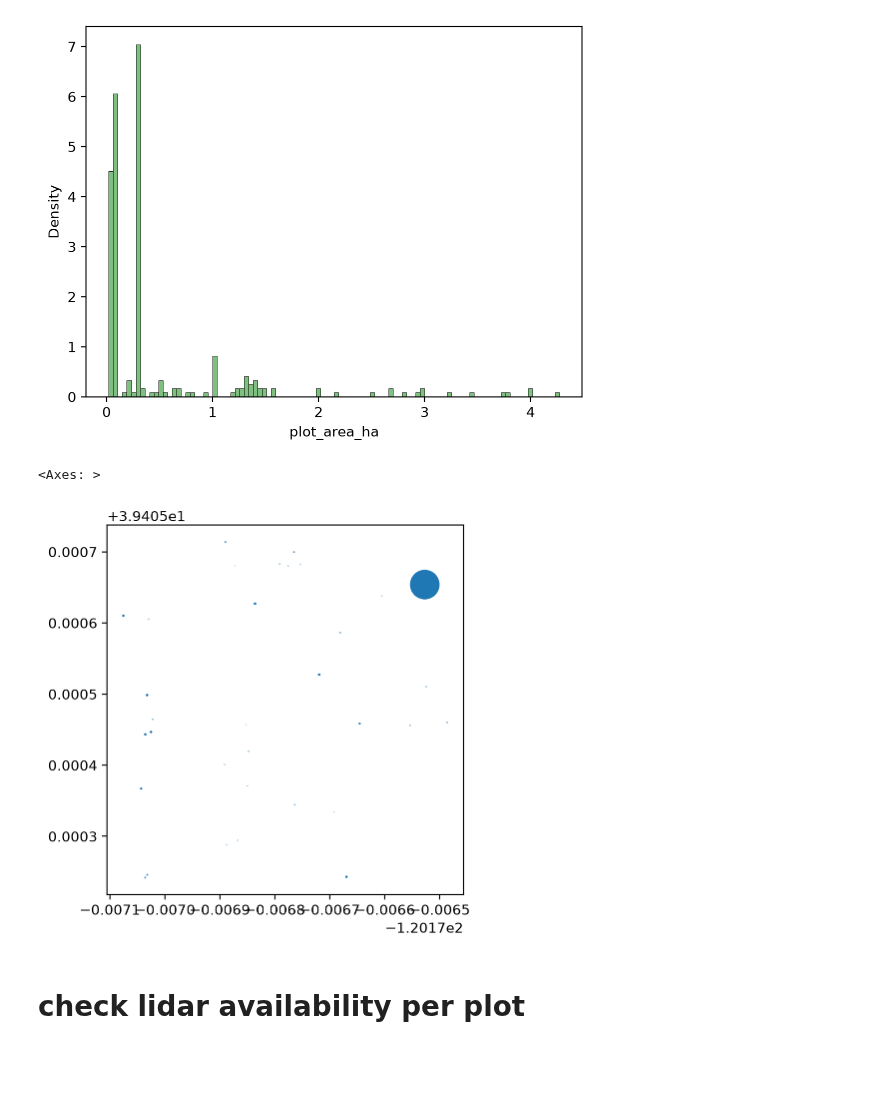
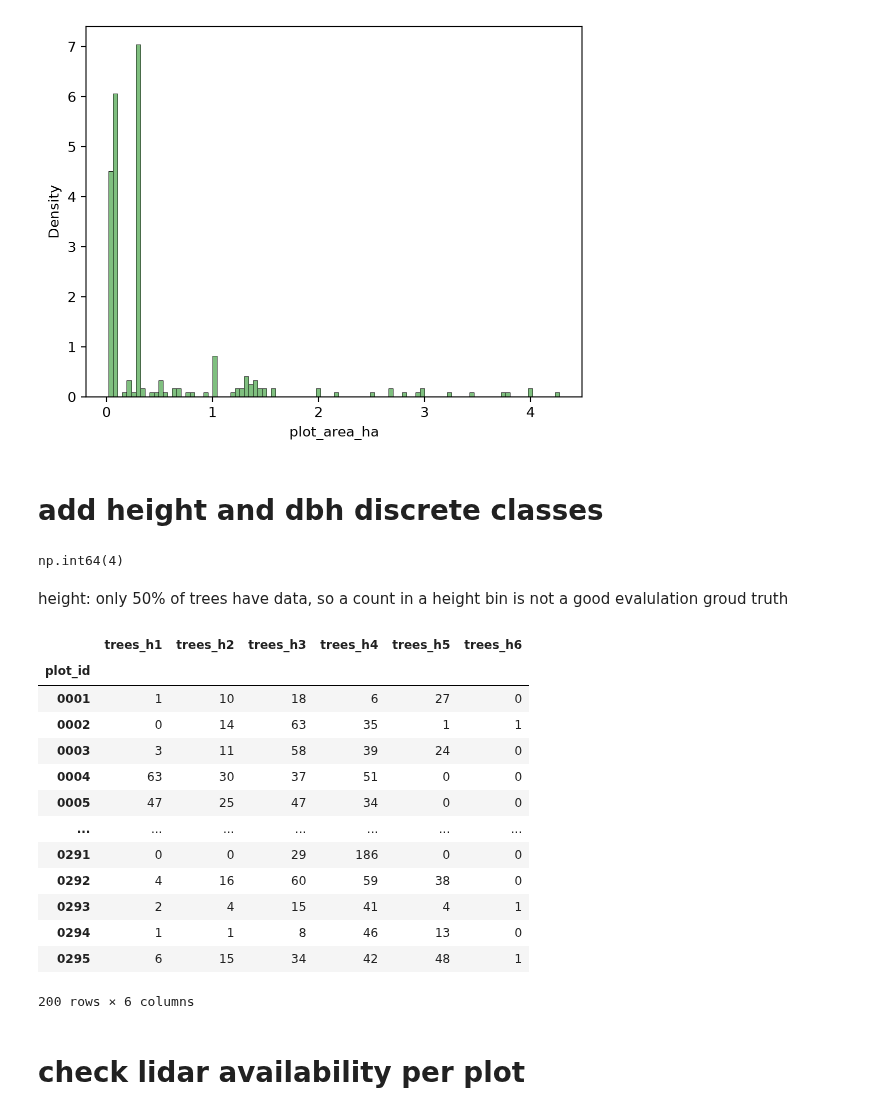
Before and after one commit to CU-ESIIL/EAGLE, a Jupyter notebook: data_cleaning/merge_ofo_trees.ipynb, the cells around one changed output. Saved outputs shown, nothing was run; the diff lists cells and outputs as text; code cells hidden in the pictures; blank space fills up the shorter version.

Commit message:
rerun ofo data matching and create regression tasks

```diff
--- a/data_cleaning/merge_ofo_trees.ipynb
+++ b/data_cleaning/merge_ofo_trees.ipynb
@@ -229,9 +230,41 @@ sns.histplot(data=plots, x='plot_area_ha', bins=100, color='green', alpha=0.5, s
 # %% [output]
 <Axes: xlabel='plot_area_ha', ylabel='Density'>
 [figure]
-# %%
-large_ba_plot = plots[plots['basal_area_m2ha']>1000]['plot_id'].iloc[0]
-trees[trees['plot_id']==large_ba_plot].plot(markersize='basal_area')
-# %% [output]
-<Axes: >
-[figure, removed]
+# %% [markdown]
+# add height and dbh discrete classes
+# %%
+dbh_bins = [0, 1/16, 1/8, 1/4, 1/2, 1, 2, 4]
+# bar plot of number of trees in each size class
+trees['size_class'] = pd.cut(trees['dbh'], bins=dbh_bins,labels=range(len(dbh_bins)-1))
+# sns.violinplot(data=trees, x='size_class', y='height', color='green')
+plot_size_classes = trees.groupby(['plot_id','size_class']).size().unstack(fill_value=0)
+plot_size_classes.columns = [f'trees_s{c+1}' for c in plot_size_classes.columns]
+plot_size_classes['total_trees'] = plot_size_classes.sum(axis=1)
+# %%
+(trees.height>80).sum()
+# %% [output]
+np.int64(4)
+# %% [markdown]
+height: only 50% of trees have data, so a count in a height bin is not a good evalulation groud truth
+# %%
+height_bins = [0, 5, 10, 20, 40, 80, 160]
+trees['height_class'] = pd.cut(trees['height'], bins=height_bins,labels=range(len(height_bins)-1))
+trees['height_class'].value_counts().sort_index()
+plot_height_classes = trees.groupby(['plot_id','height_class']).size().unstack(fill_value=0)
+plot_height_classes.columns = [f'trees_h{c+1}' for c in plot_height_classes.columns]
+plot_height_classes
+# %% [output]
+|  | trees_h1 | trees_h2 | trees_h3 | trees_h4 | trees_h5 | trees_h6 |
+| plot_id |  |  |  |  |  |  |
+| 0001 | 1 | 10 | 18 | 6 | 27 | 0 |
+| 0002 | 0 | 14 | 63 | 35 | 1 | 1 |
+| 0003 | 3 | 11 | 58 | 39 | 24 | 0 |
+| 0004 | 63 | 30 | 37 | 51 | 0 | 0 |
+| 0005 | 47 | 25 | 47 | 34 | 0 | 0 |
+| ... | ... | ... | ... | ... | ... | ... |
+| 0291 | 0 | 0 | 29 | 186 | 0 | 0 |
+| 0292 | 4 | 16 | 60 | 59 | 38 | 0 |
+| 0293 | 2 | 4 | 15 | 41 | 4 | 1 |
+| 0294 | 1 | 1 | 8 | 46 | 13 | 0 |
+| 0295 | 6 | 15 | 34 | 42 | 48 | 1 |
+200 rows × 6 columns
```
Also changed, not shown: parts of 17 cells of this notebook, 3 other files.
